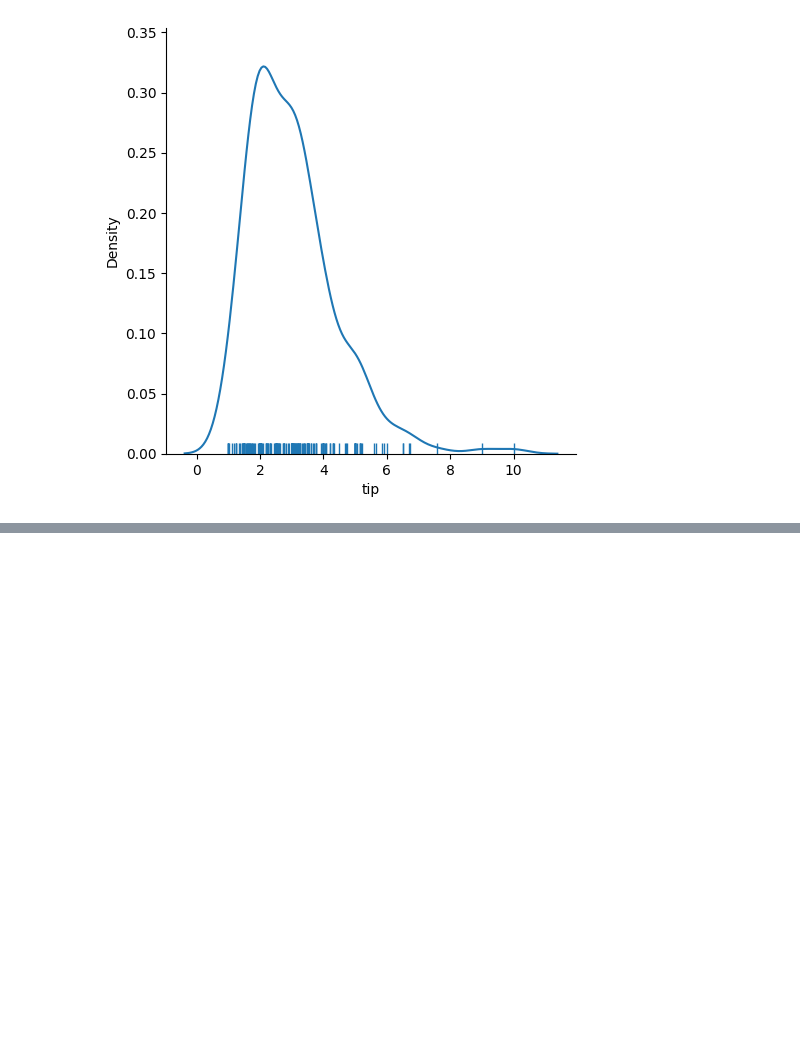
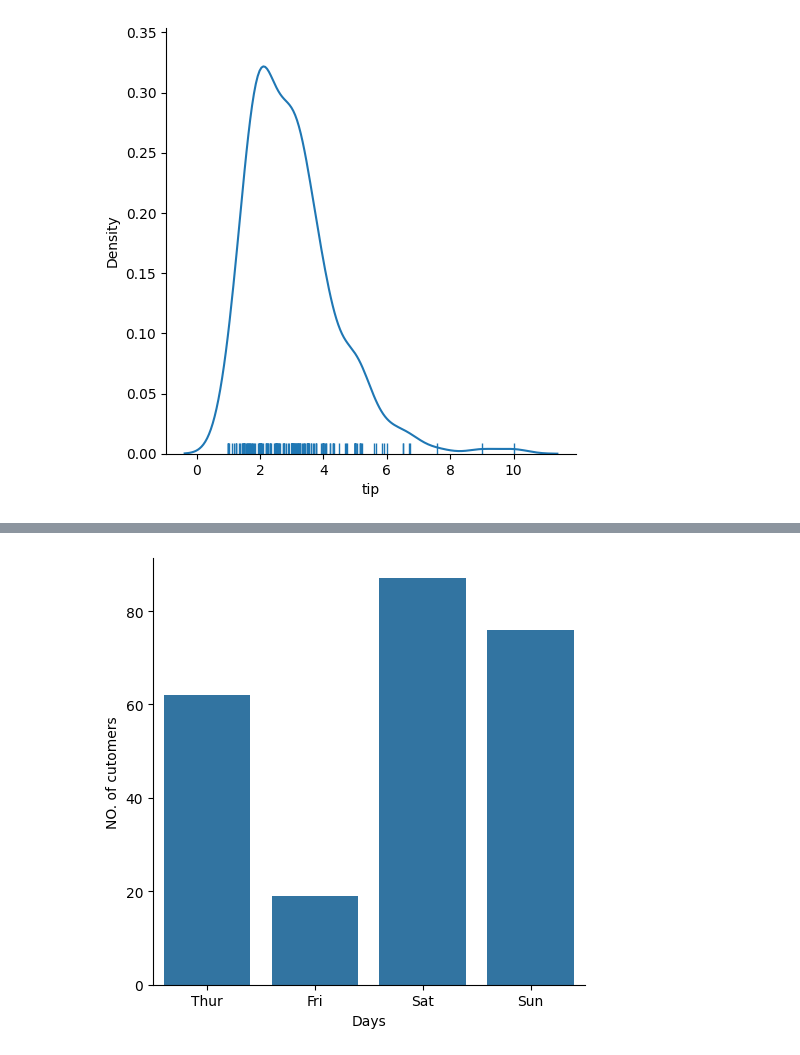
Before and after one commit to jedesai/Data-Visualization, a Jupyter notebook: Seaborn/vis.ipynb, the cells around one changed output, grey strips where cells are left out. Saved outputs shown, nothing was run; the diff lists cells and outputs as text; code cells hidden in the pictures; blank space fills up the shorter version.

```diff
--- a/Seaborn/vis.ipynb
+++ b/Seaborn/vis.ipynb
@@ -182,0 +238,8 @@ sns.displot(data=tips,x='tip',kind='kde',rug=True)
+# %%
+# figure level function
+sns.catplot(data=tips,x='day',kind='count')
+plt.xlabel('Days')
+plt.ylabel('NO. of cutomers')
+plt.show()
+# %% [output]
+[figure, added]
```
Also changed, not shown: parts of 32 cells of this notebook, 1 other file.
